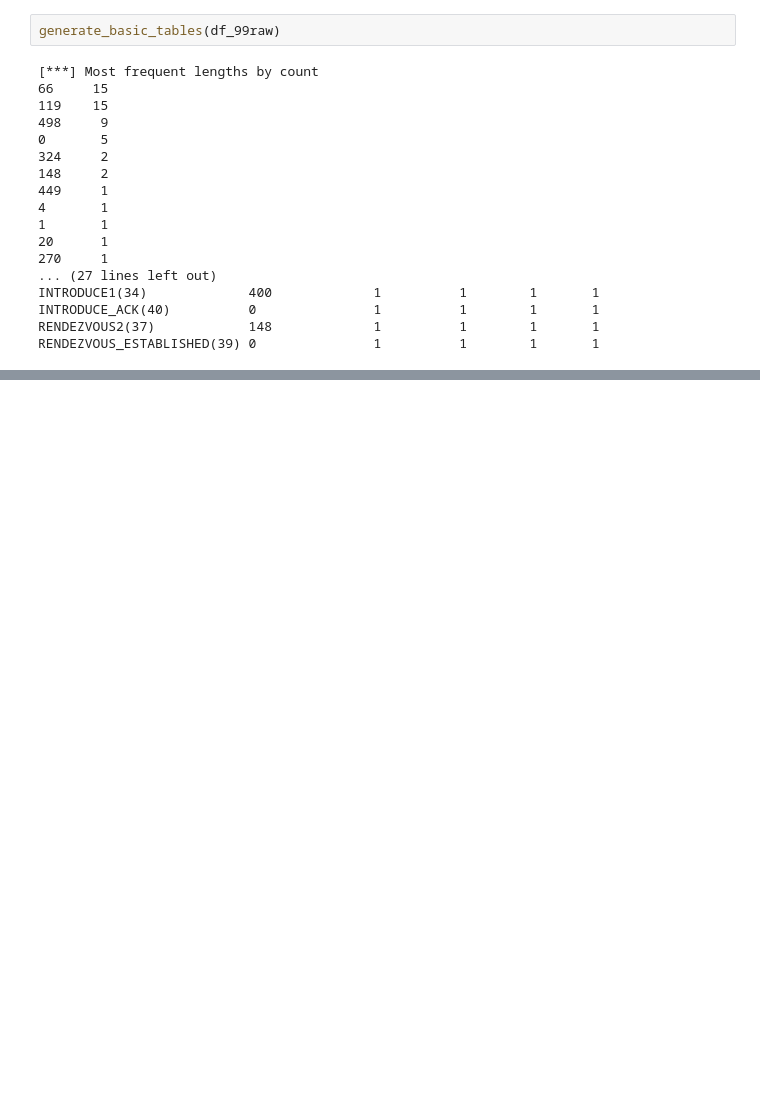
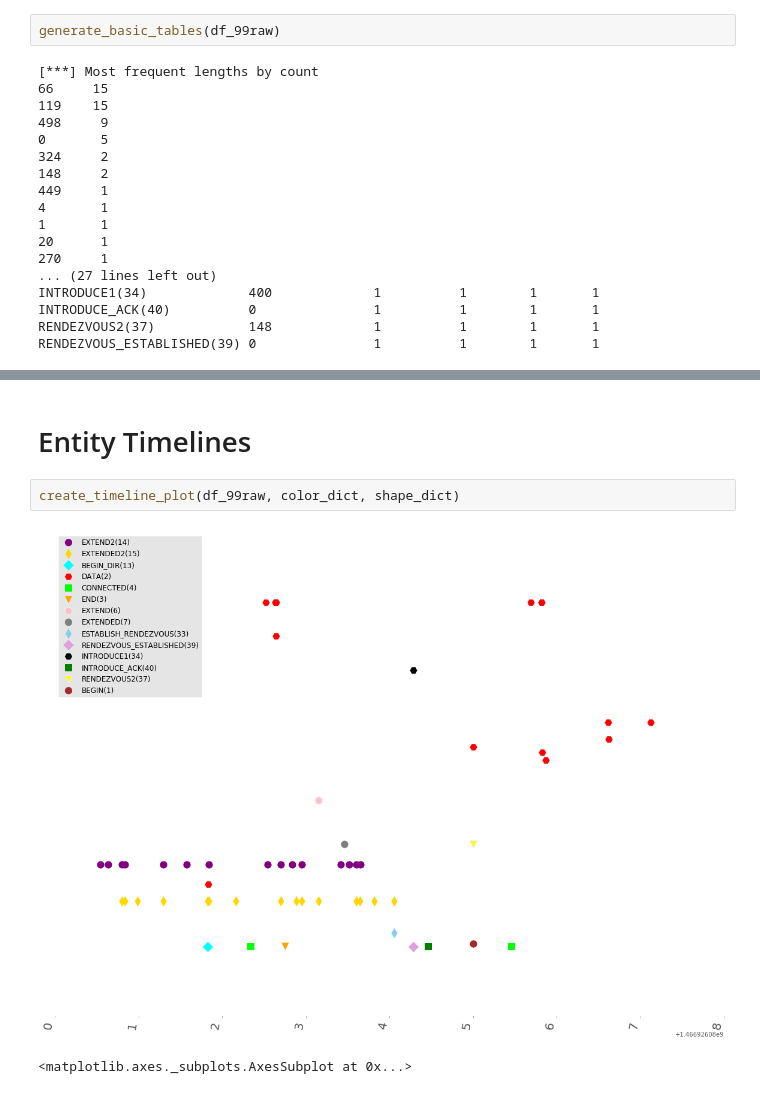
Before and after one commit to redshiftzero/fun-with-fingerprinting, a Jupyter notebook: exploration/single_trace_level_data_exploration.ipynb, the cells around one changed output, grey strips where cells are left out. Cells and saved outputs as stored; diff of their text form; blank space fills up the shorter version.

Commit message:
Add command/length timelines for single traces

```diff
--- a/exploration/single_trace_level_data_exploration.ipynb
+++ b/exploration/single_trace_level_data_exploration.ipynb
@@ -157,0 +267,7 @@ RENDEZVOUS_ESTABLISHED(39) 0               1          1        1       1
+# %% [markdown]
+# Entity Timelines
+# %%
+create_timeline_plot(df_99raw, color_dict, shape_dict)
+# %% [output]
+[figure, added]
+<matplotlib.axes._subplots.AxesSubplot at 0x...>
```
Also changed, not shown: parts of 6 cells of this notebook.
